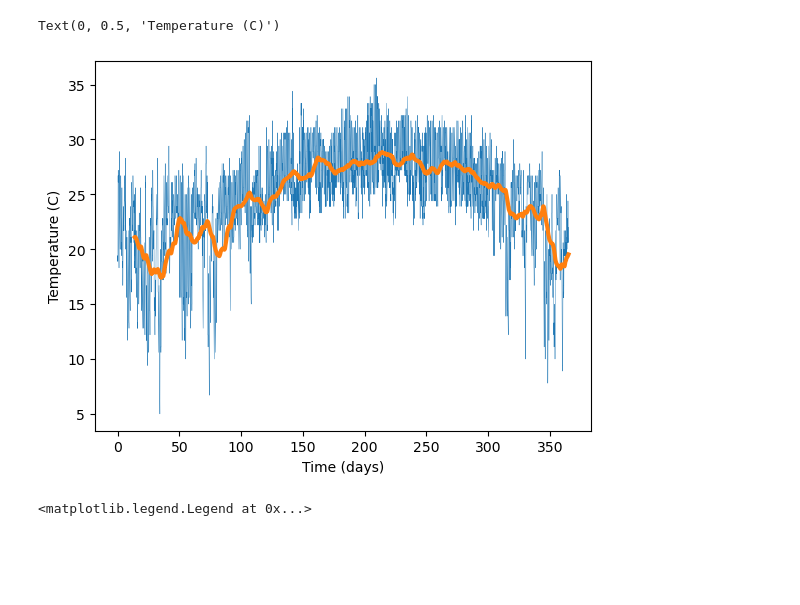
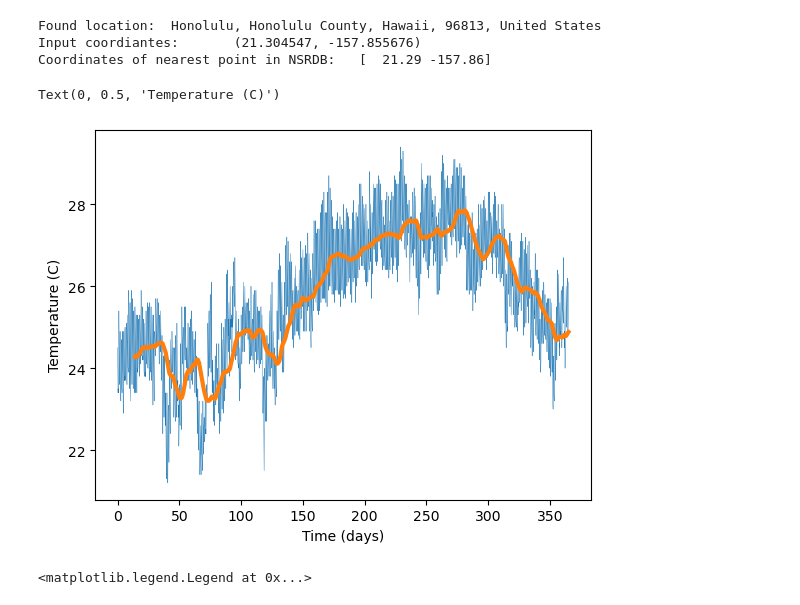
Before and after one commit to NREL/BLAST-Lite, a Jupyter notebook: example_EV_life.ipynb, the cells around one changed output. Drawn from its saved outputs; the diff is of its cells as text; code cells hidden in the pictures; blank space fills up the shorter version.

```diff
--- a/example_EV_life.ipynb
+++ b/example_EV_life.ipynb
@@ -5,12 +6,14 @@ import matplotlib.pyplot as plt
 # %%
-climate = pd.read_csv('blast/climates/hourly_temperature_miami.csv')
-climate['t_days'] = climate['t_hours']/24
-plt.plot(climate['t_days'], climate['T_degC'], linewidth=0.3)
-plt.plot(climate['t_days'], climate['T_degC'].rolling(14*24).mean(), linewidth=3)
+climate = get_nsrdb_temperature_data('Honolulu, Hawaii')
+plt.plot(climate['Time_s']/(3600*24), climate['Temperature_C'], linewidth=0.3)
+plt.plot(climate['Time_s']/(3600*24), climate['Temperature_C'].rolling(14*24*2).mean(), linewidth=3)
 plt.xlabel('Time (days)')
 plt.ylabel('Temperature (C)')
 # %% [output]
-Text(0, 0.5, 'Temperature (C)')
+Found location:  Honolulu, Honolulu County, Hawaii, 96813, United States
+Input coordiantes:       (21.304547, -157.855676)
+Coordinates of nearest point in NSRDB:   [  21.29 -157.86]
+Text(0, 0.5, 'Temperature (C)')
-[figure, old version]
+[figure, new version]
 # %%
 ev_largebattery = pd.read_csv('blast/application profiles/personal_ev_largebatt.csv')
```
Also changed, not shown: parts of 7 cells of this notebook, 26 other files.
